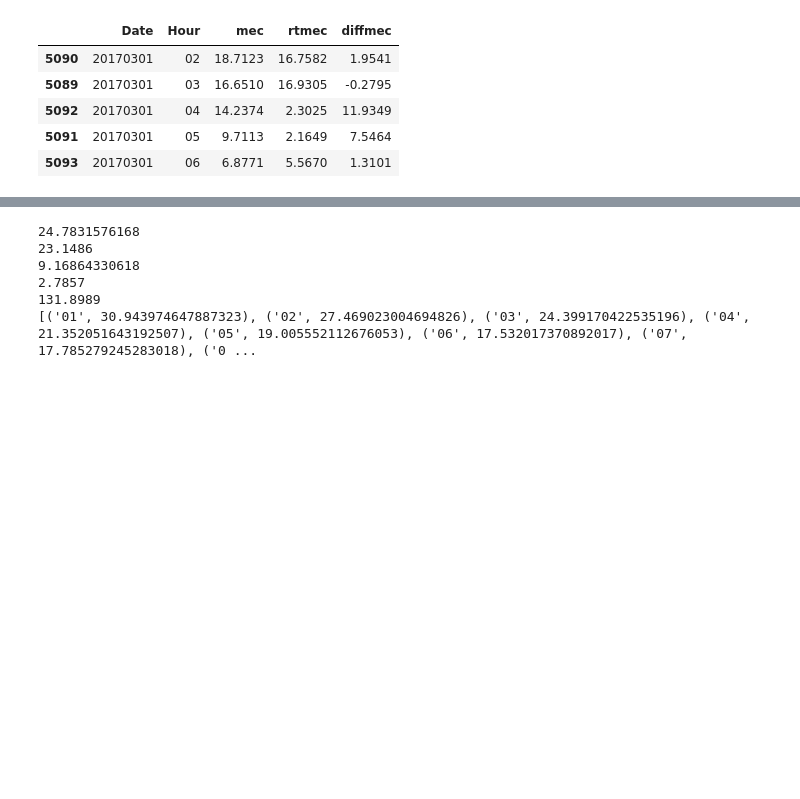
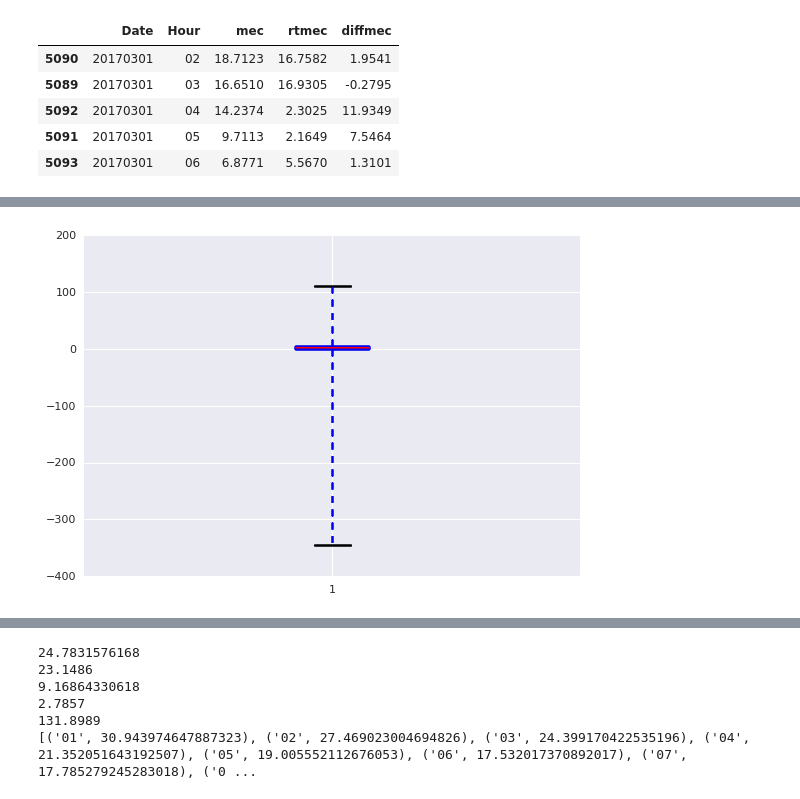
Before and after one commit to drewgray/spp-da-price-forecast, a Jupyter notebook: spp_da_2016.ipynb, the cells around one changed output, grey strips where cells are left out. Drawn from its saved outputs; the diff is of its cells as text; code cells hidden in the pictures; blank space fills up the shorter version.

```diff
--- a/spp_da_2016.ipynb
+++ b/spp_da_2016.ipynb
@@ -144,0 +203,10 @@ plt.show()
+# %%
+hours = list(set(r for r in mdf['Hour']))
+hours.sort()
+#for h in range(0,len(hours)):
+  #xx = plt.subplot(len(hours),1,h+1)
+plt.boxplot(mdf['diffmec'], whis='range')
+fig = plt.gcf()
+#fig.set_size_inches(10,70)
+# %% [output]
+[figure, added]
```
Also changed, not shown: parts of 16 cells of this notebook, 25 other files.
